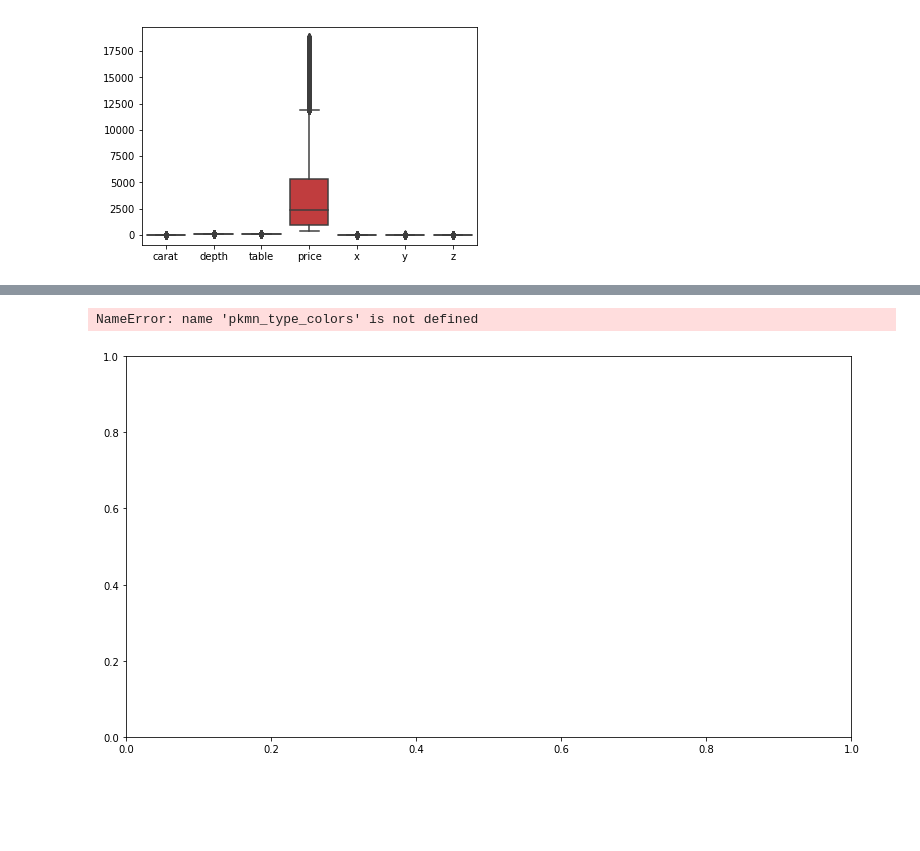
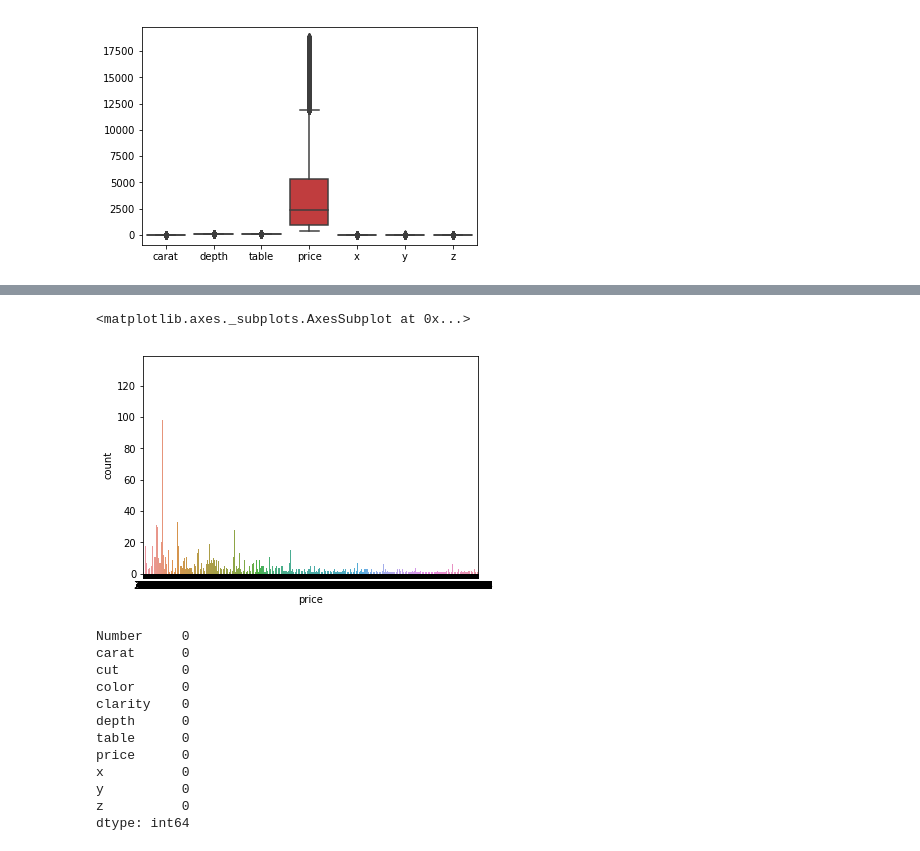
Before and after one commit to renjika19/DataAnalyticsBootCamp, a Jupyter notebook: Diamonds diamonds.ipynb, the cells around one changed output, grey strips where cells are left out. Cells and saved outputs as stored; diff of their text form; code cells hidden in the pictures; blank space fills up the shorter version.

```diff
--- a/Diamonds diamonds.ipynb
+++ b/Diamonds diamonds.ipynb
@@ -169,6 +149,5 @@ sns.violinplot(x='price', y='carat', data=newtable)
-# %%
-plt.subplots(figsize=(13,7))
-sns.violinplot(x='price', y='carat', data=newtable, palette=pkmn_type_colors)
-# %% [output]
-NameError: name 'pkmn_type_colors' is not defined
-[figure, removed]
+# %%
+sns.countplot(x='price', data=newtable)
+# %% [output]
+<matplotlib.axes._subplots.AxesSubplot at 0x...>
+[figure, added]
@@ -174,0 +164,15 @@ NameError: name 'pkmn_type_colors' is not defined
+# %%
+df.isnull().sum()
+# %% [output]
+Number     0
+carat      0
+cut        0
+color      0
+clarity    0
+depth      0
+table      0
+price      0
+x          0
+y          0
+z          0
+dtype: int64
```
Also changed, not shown: parts of 19 cells of this notebook.
